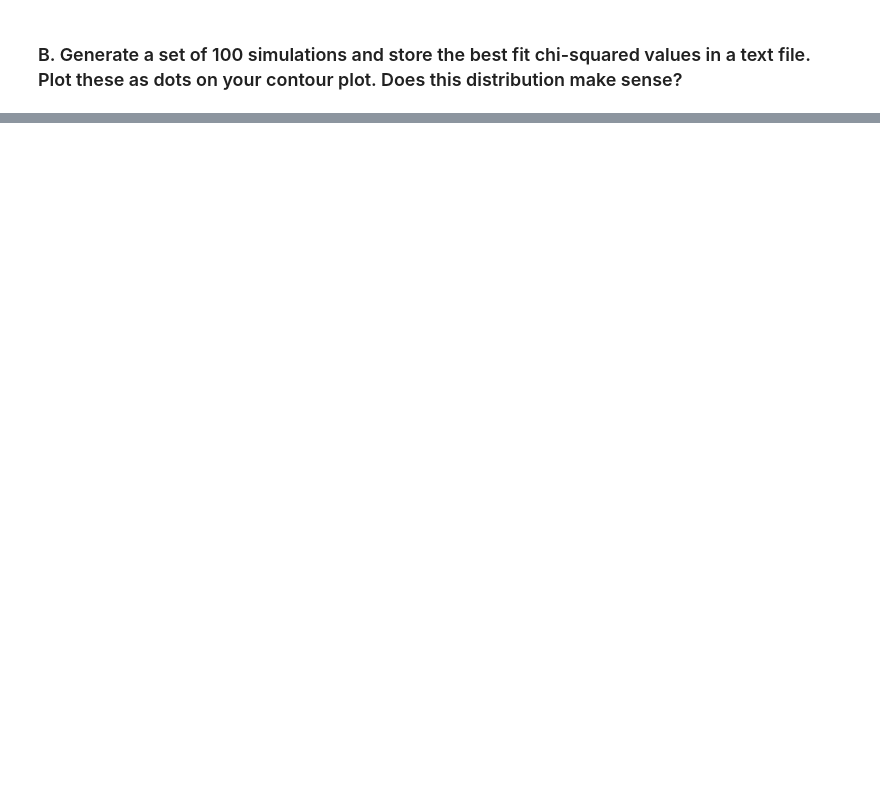
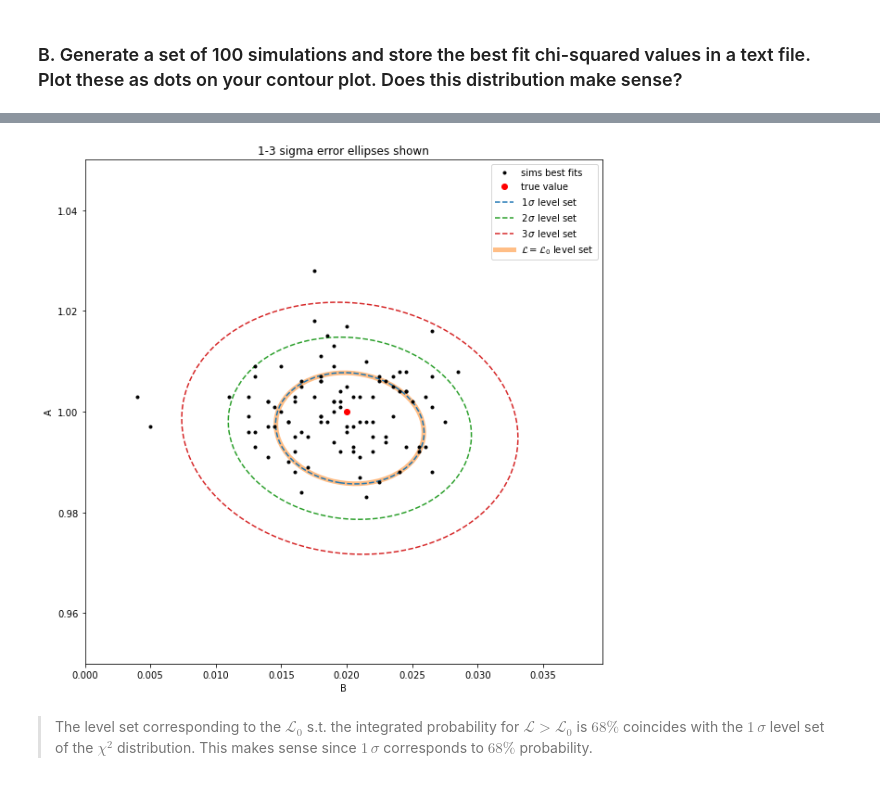
Before and after one commit to jp-ga/Physics38600, a Jupyter notebook: HW/hw3.ipynb, the cells around one changed output, grey strips where cells are left out. Drawn from its saved outputs; the diff is of its cells as text; code cells hidden in the pictures; blank space fills up the shorter version.

```diff
--- a/HW/hw3.ipynb
+++ b/HW/hw3.ipynb
@@ -241,0 +284,40 @@ plt.show()
+# %%
+L = np.exp(-delta_chi_sq_map/2)
+L = L/np.sum( L * (A_points[1]-A_points[0]) * (B_points[1]-B_points[0]))
+
+contours = np.linspace(0, np.amax(L), 1000)
+i = 0
+integral = 1.0
+while integral > 0.68:
+    L_int = np.where(L>contours[i], L, 0)
+    integral = np.sum( L_int * (A_points[1]-A_points[0]) * (B_points[1]-B_points[0]) )
+    i += 1
+
+plt.contour(B_points, A_points, L,
+            levels=np.array([contours[i]]),
+            colors=['C1'],
+            linestyles=['solid'],
+            linewidths = 5,
+            alpha = 0.5
+            )
+
+plt.contour(B_points, A_points, delta_chi_sq_map,
+            levels=np.array([sigma_1, sigma_2, sigma_3]),
+            colors=['C0', 'C2', 'C3'],
+            linestyles=['dashed'])
+
+plt.plot(best_fit_chi2[:, 1],best_fit_chi2[:, 0],'k.', label='sims best fits')
+plt.plot(np.array(0.02),np.array(1),'ro', label='true value')
+plt.xlabel("B")
+plt.ylabel("A")
+plt.title("1-3 sigma error ellipses shown")
+plt.plot([],[], color='C0', linestyle='--', label='$1\, \sigma$ level set')
+plt.plot([],[], color='C2', linestyle='--', label='$2\, \sigma$ level set')
+plt.plot([],[], color='C3', linestyle='--', label='$3\, \sigma$ level set')
+plt.plot([],[], color='C1', linewidth=5, alpha=0.5, label='$\mathcal{L}=\mathcal{L}_0$ level set')
+plt.legend()
+plt.show()
+# %% [output]
+[figure, added]
+# %% [markdown]
+> The level set corresponding to the $\mathcal{L}_0$ s.t. the integrated probability for $\mathcal{L}>\mathcal{L}_0$ is $68\%$ coincides with the $1\, \sigma$ level set of the $\chi^2$ distribution. This makes sense since $1\, \sigma$ corresponds to $68\%$ probability.
```
Also changed, not shown: parts of 13 cells of this notebook, 3 other files.
